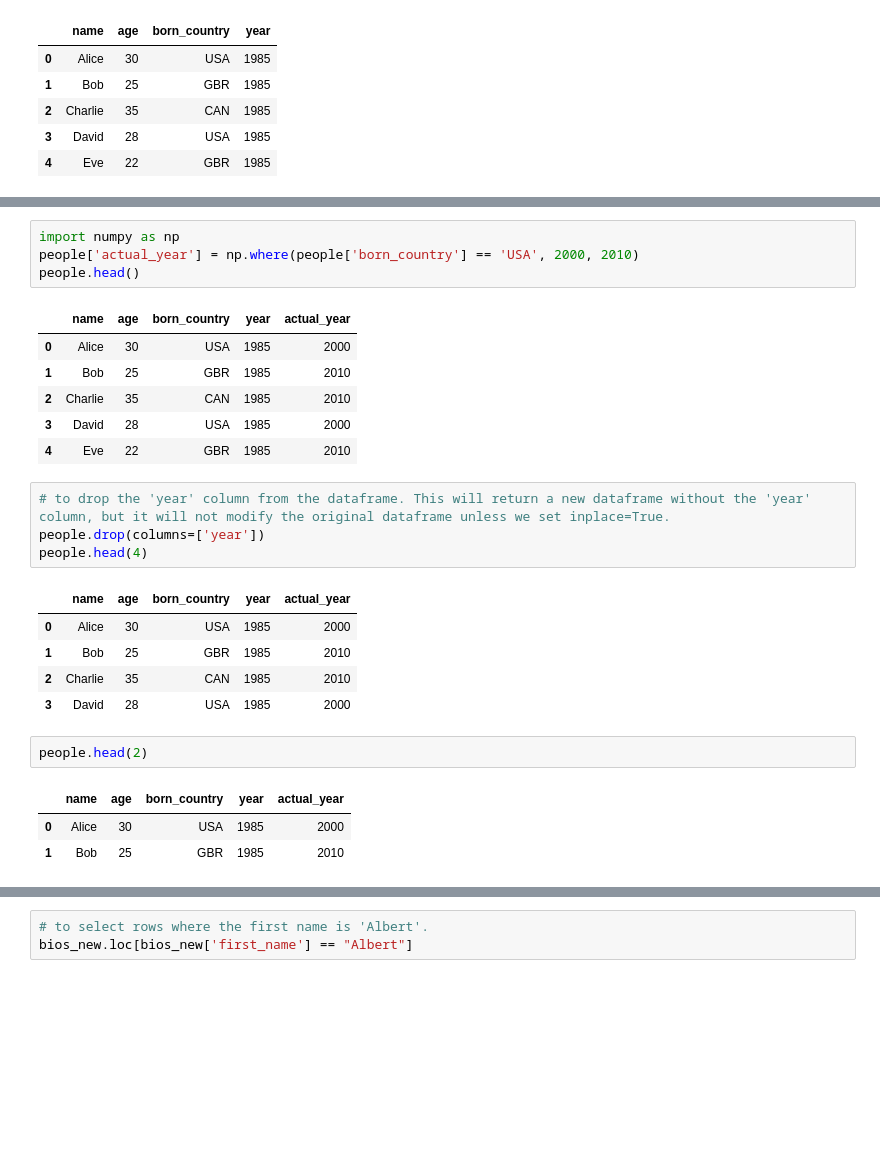
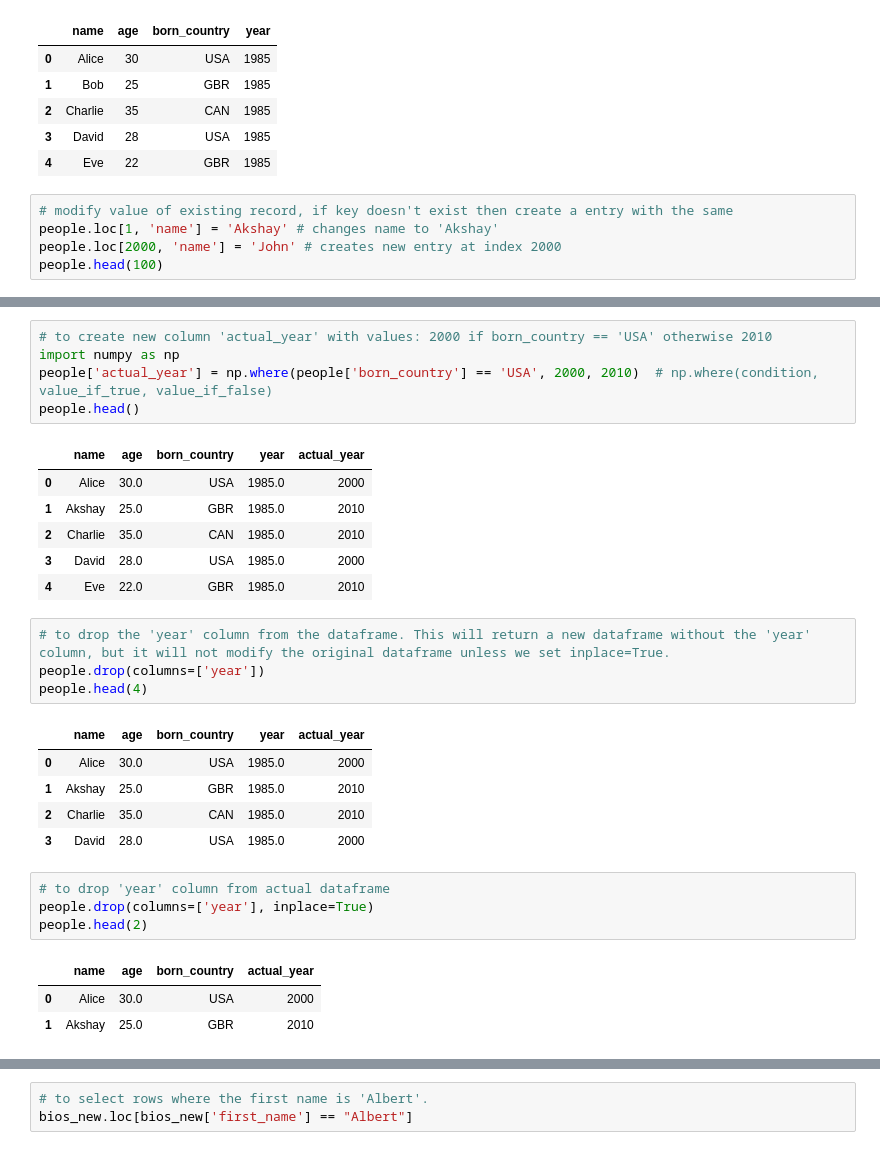
Before and after one commit to akshayupadhayay/pandas, a Jupyter notebook: notebooks/operations.ipynb, the cells around one changed output, grey strips where cells are left out. Drawn from its saved outputs; the diff is of its cells as text; blank space fills up the shorter version.

```diff
--- a/notebooks/operations.ipynb
+++ b/notebooks/operations.ipynb
@@ -467,3 +481,8 @@ people.head()
 | 2 | Charlie | 35 | CAN | 1985 |
 | 3 | David | 28 | USA | 1985 |
 | 4 | Eve | 22 | GBR | 1985 |
+# %%
+# modify value of existing record, if key doesn't exist then create a entry with the same
+people.loc[1, 'name'] = 'Akshay' # changes name to 'Akshay'
+people.loc[2000, 'name'] = 'John' # creates new entry at index 2000
+people.head(100)
@@ -470,30 +502,33 @@ people.head()
 # %%
+# to create new column 'actual_year' with values: 2000 if born_country == 'USA' otherwise 2010
 import numpy as np
-people['actual_year'] = np.where(people['born_country'] == 'USA', 2000, 2010)
+people['actual_year'] = np.where(people['born_country'] == 'USA', 2000, 2010)  # np.where(condition, value_if_true, value_if_false)
 people.head()
 # %% [output]
 |  | name | age | born_country | year | actual_year |
-| 0 | Alice | 30 | USA | 1985 | 2000 |
-| 1 | Bob | 25 | GBR | 1985 | 2010 |
-| 2 | Charlie | 35 | CAN | 1985 | 2010 |
-| 3 | David | 28 | USA | 1985 | 2000 |
-| 4 | Eve | 22 | GBR | 1985 | 2010 |
+| 0 | Alice | 30.0 | USA | 1985.0 | 2000 |
+| 1 | Akshay | 25.0 | GBR | 1985.0 | 2010 |
+| 2 | Charlie | 35.0 | CAN | 1985.0 | 2010 |
+| 3 | David | 28.0 | USA | 1985.0 | 2000 |
+| 4 | Eve | 22.0 | GBR | 1985.0 | 2010 |
 # %%
 # to drop the 'year' column from the dataframe. This will return a new dataframe without the 'year' column, but it will not modify the original dataframe unless we set inplace=True.
 people.drop(columns=['year'])
 people.head(4)
 # %% [output]
 |  | name | age | born_country | year | actual_year |
-| 0 | Alice | 30 | USA | 1985 | 2000 |
-| 1 | Bob | 25 | GBR | 1985 | 2010 |
-| 2 | Charlie | 35 | CAN | 1985 | 2010 |
-| 3 | David | 28 | USA | 1985 | 2000 |
+| 0 | Alice | 30.0 | USA | 1985.0 | 2000 |
+| 1 | Akshay | 25.0 | GBR | 1985.0 | 2010 |
+| 2 | Charlie | 35.0 | CAN | 1985.0 | 2010 |
+| 3 | David | 28.0 | USA | 1985.0 | 2000 |
 # %%
+# to drop 'year' column from actual dataframe
+people.drop(columns=['year'], inplace=True)
 people.head(2)
 # %% [output]
-|  | name | age | born_country | year | actual_year |
-| 0 | Alice | 30 | USA | 1985 | 2000 |
-| 1 | Bob | 25 | GBR | 1985 | 2010 |
+|  | name | age | born_country | actual_year |
+| 0 | Alice | 30.0 | USA | 2000 |
+| 1 | Akshay | 25.0 | GBR | 2010 |
 # %%
 # to add a new column 'age_after_5years' to the dataframe, which is the age of the person after 5 years. This is done by adding 5 to the 'age' column.
 people['age_after_5years'] = people['age'] + 5
```
Also changed, not shown: parts of 18 cells of this notebook.
